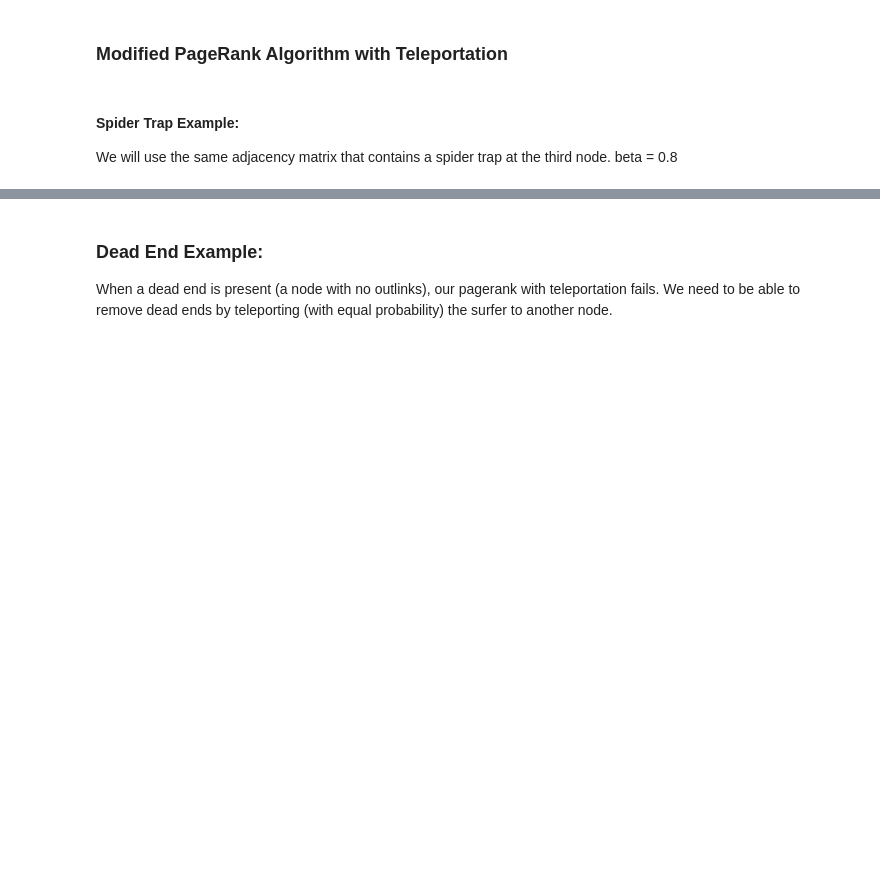
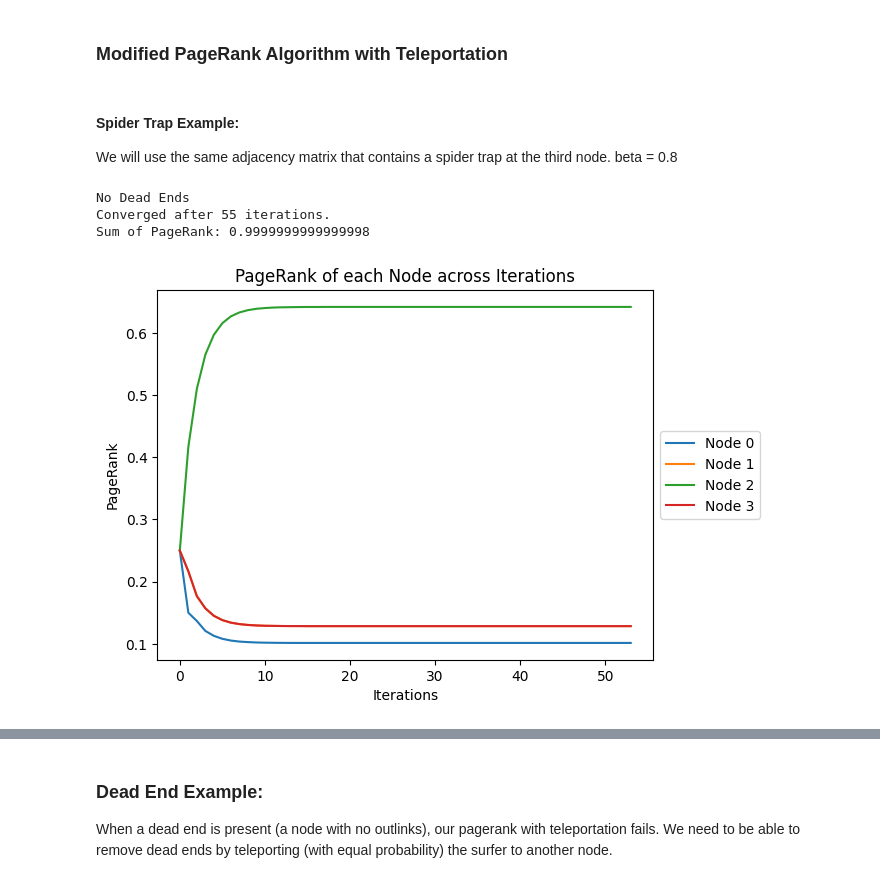
Before and after one commit to dionlahh/CZ4052-Cloud-Computing-Assignment-2, a Jupyter notebook: PageRank.ipynb, the cells around one changed output, grey strips where cells are left out. Saved outputs shown, nothing was run; the diff lists cells and outputs as text; code cells hidden in the pictures; blank space fills up the shorter version.

```diff
--- a/PageRank.ipynb
+++ b/PageRank.ipynb
@@ -47,11 +61,16 @@ plt.plot_r_history(r_history)
 We will use the same adjacency matrix that contains a spider trap at the third node. beta = 0.8
 # %%
 A = [[0, 1, 0, 0], [1, 0, 0, 1], [1, 0, 1, 1], [1, 1, 0, 0]]
-M = pr.get_transition_matrix(A)
+M = get_transition_matrix(A)
 
 rank_vector, r_history = pr.pagerank(M, len(A), beta=0.8)
 
 plt.plot_r_history(r_history)
+# %% [output]
+No Dead Ends
+Converged after 55 iterations.
+Sum of PageRank: 0.9999999999999998
+[figure, added]
 # %%
 rank_vector, r_history = pr.modified_pagerank(
     M, len(A), beta=0.8
```
Also changed, not shown: parts of 15 cells of this notebook, 6 other files.
